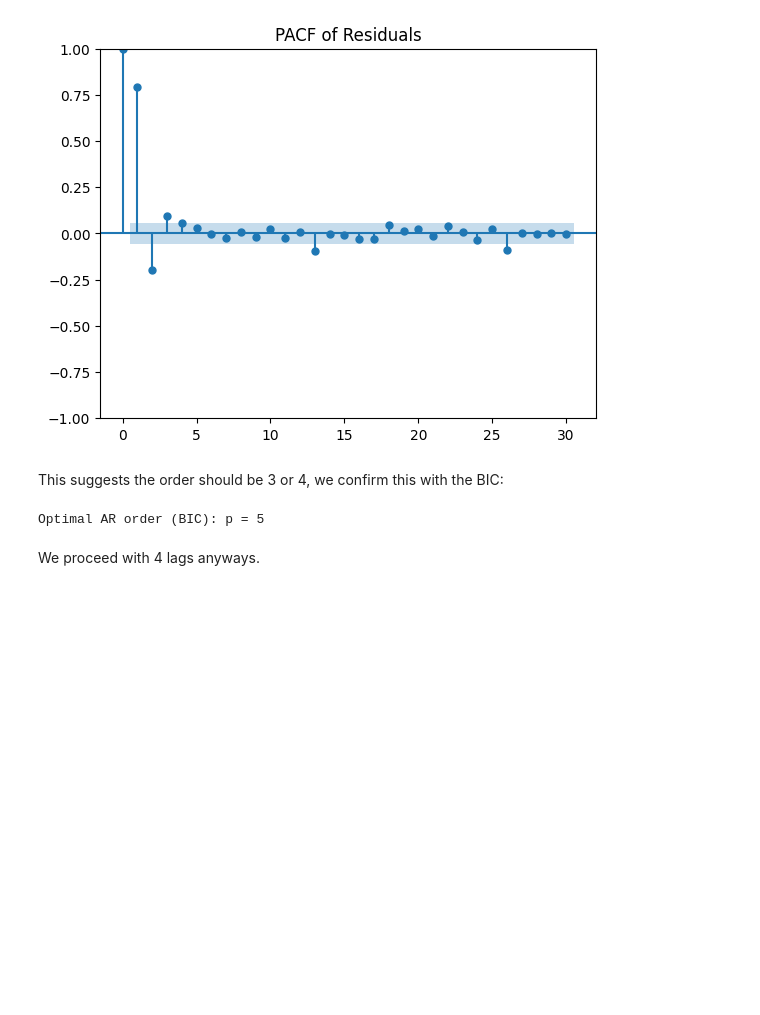
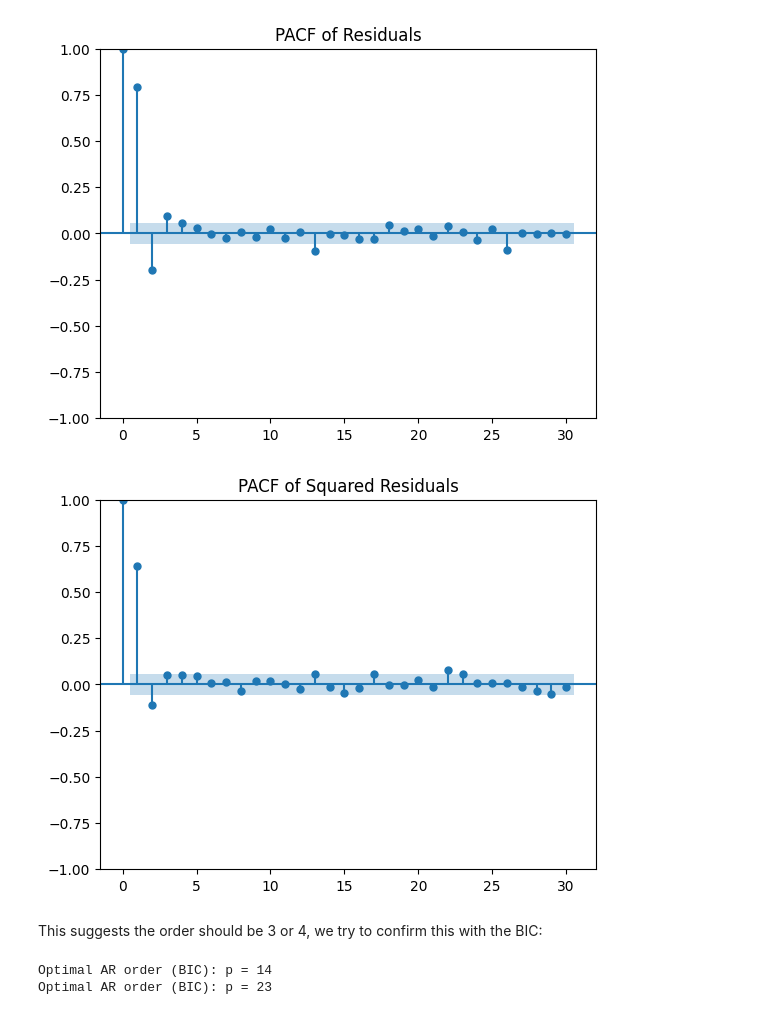
Before and after one commit to HetteWempe/comp_fin, a Jupyter notebook: ass2sc.ipynb, the cells around one changed output. Drawn from its saved outputs; the diff is of its cells as text; code cells hidden in the pictures; blank space fills up the shorter version.

```diff
--- a/ass2sc.ipynb
+++ b/ass2sc.ipynb
@@ -276,20 +276,38 @@ plt.title("PACF of Residuals")
 plt.show()
 # %% [output]
 [figure]
+# %%
+daily_dataframe['residuals_squared'] = (daily_dataframe['residuals'])**2
+
+# PACF plot
+plot_pacf(daily_dataframe['residuals_squared'], lags=30)
+plt.title("PACF of Squared Residuals")
+plt.show()
+# %% [output]
+[figure, added]
 # %% [markdown]
-This suggests the order should be 3 or 4, we confirm this with the BIC:
+This suggests the order should be 3 or 4, we try to confirm this with the BIC:
 # %%
 from statsmodels.tsa.ar_model import AutoReg
 
+#DIT LIJKT NIET ECHT TE WERKEN
+
 bic_values = []
-max_p = 10  # Test up to AR(10)
+max_p = 25
 for p in range(1, max_p + 1):
     model = AutoReg(daily_dataframe['residuals'], lags=p).fit()
     bic_values.append(model.bic)
 
-optimal_p = np.argmin(bic_values) + 1  # +1 because Python is 0-indexed
+optimal_p = np.argmin(bic_values) + 1
 print(f"Optimal AR order (BIC): p = {optimal_p}")
+
+bic_values_2 = []
+for p in range(1, max_p + 1):
+    model = AutoReg(daily_dataframe['residuals_squared'], lags=p).fit()
+    bic_values_2.append(model.bic)
+
+optimal_p_2 = np.argmin(bic_values_2) + 1
+print(f"Optimal AR order (BIC): p = {optimal_p_2}")
 # %% [output]
-Optimal AR order (BIC): p = 5
+Optimal AR order (BIC): p = 14
+Optimal AR order (BIC): p = 23
-# %% [markdown]
-We proceed with 4 lags anyways.
```
Also changed, not shown: parts of 9 cells of this notebook.
